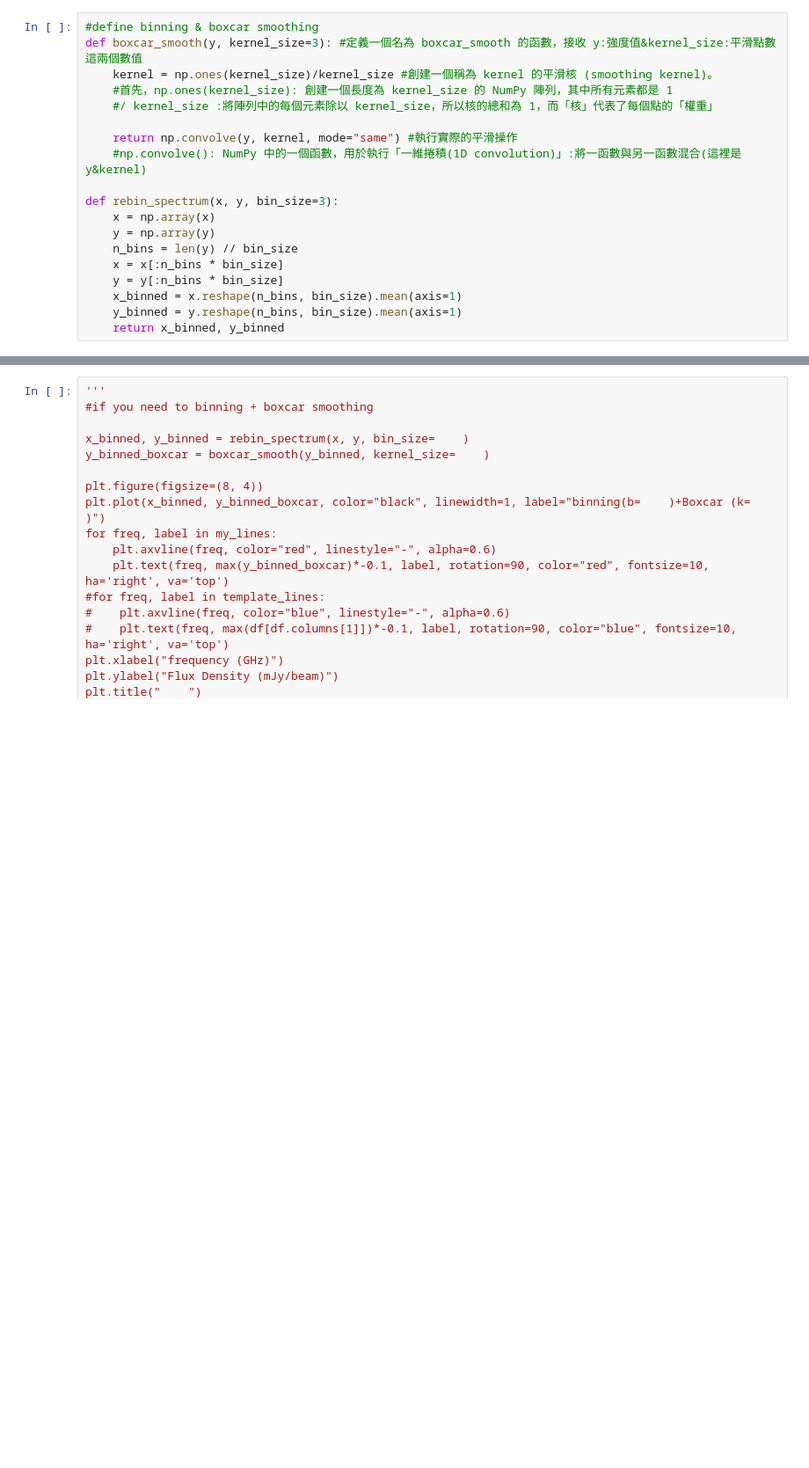
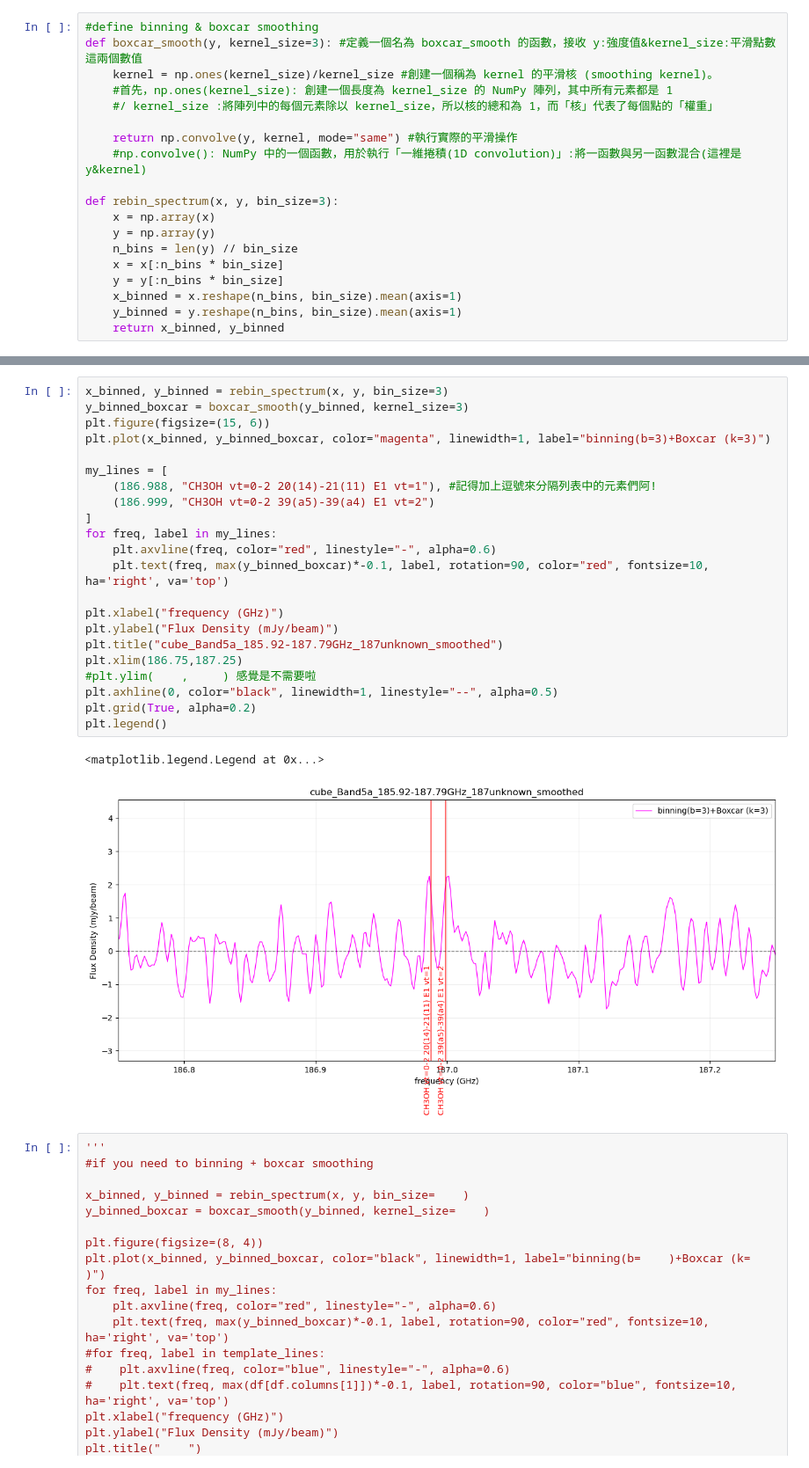
Before and after one commit to Li-Ling6626/2025-ASIAASSP, a Jupyter notebook: spectral lines/fake_script_haha2.0.ipynb, the cells around one changed output, grey strips where cells are left out. Shown: that part at 88% size. Drawn from its saved outputs; the diff is of its cells as text; blank space fills up the shorter version.

```diff
--- a/spectral lines/fake_script_haha2.0.ipynb
+++ b/spectral lines/fake_script_haha2.0.ipynb
@@ -61,3 +62,28 @@ plt.show()
+# %%
+x_binned, y_binned = rebin_spectrum(x, y, bin_size=3)
+y_binned_boxcar = boxcar_smooth(y_binned, kernel_size=3)
+plt.figure(figsize=(15, 6))
+plt.plot(x_binned, y_binned_boxcar, color="magenta", linewidth=1, label="binning(b=3)+Boxcar (k=3)")
+
+my_lines = [
+    (186.988, "CH3OH vt=0-2 20(14)-21(11) E1 vt=1"), #記得加上逗號來分隔列表中的元素們阿!
+    (186.999, "CH3OH vt=0-2 39(a5)-39(a4) E1 vt=2")
+]
+for freq, label in my_lines:
+    plt.axvline(freq, color="red", linestyle="-", alpha=0.6)
+    plt.text(freq, max(y_binned_boxcar)*-0.1, label, rotation=90, color="red", fontsize=10, ha='right', va='top')
+
+plt.xlabel("frequency (GHz)")
+plt.ylabel("Flux Density (mJy/beam)")
+plt.title("cube_Band5a_185.92-187.79GHz_187unknown_smoothed")
+plt.xlim(186.75,187.25)
+#plt.ylim(    ,     ) 感覺是不需要啦
+plt.axhline(0, color="black", linewidth=1, linestyle="--", alpha=0.5)
+plt.grid(True, alpha=0.2)
+plt.legend()
+# %% [output]
+<matplotlib.legend.Legend at 0x...>
+[figure, added]
 # %%
 '''
 #if you need to binning + boxcar smoothing
```
Also changed, not shown: parts of 3 cells of this notebook.
